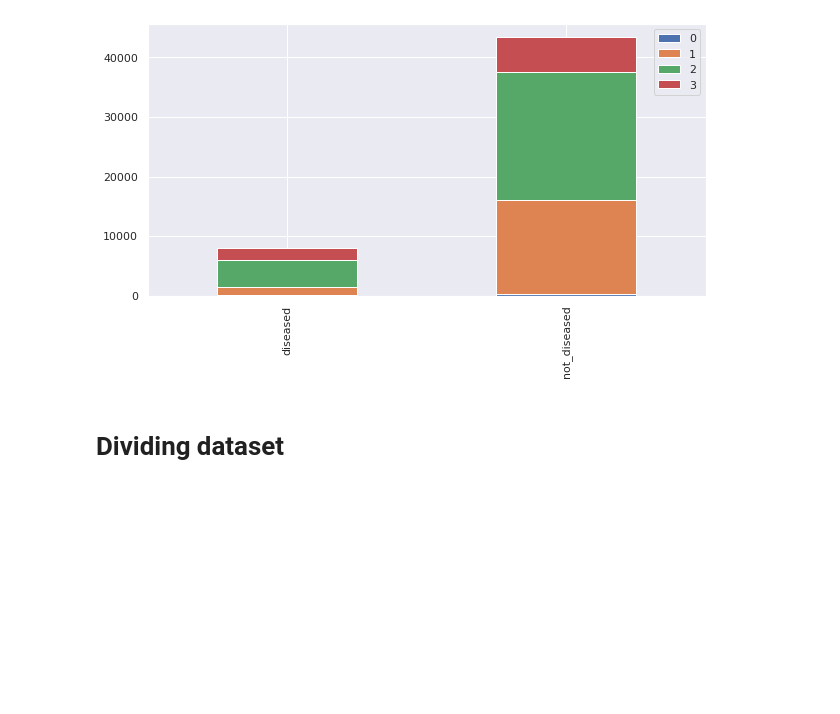
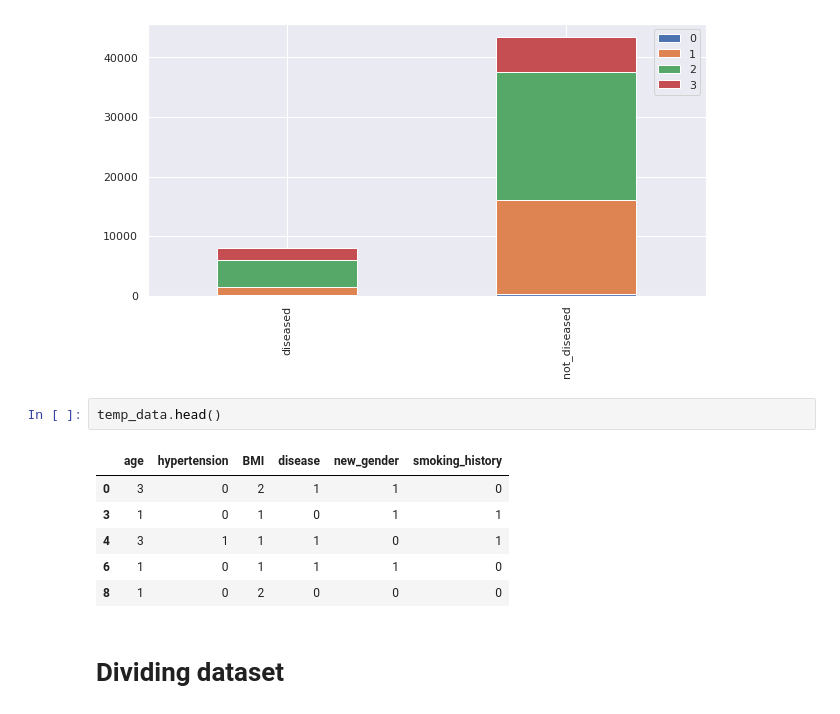
Before and after one commit to HRahman1777/Predicting-The-Chance-of-Major-Diseases-using-Machine-Learning---colab, a Jupyter notebook: Predicting_the_chance_of_diseases_ML.ipynb, the cells around one changed output. Cells and saved outputs as stored; diff of their text form; blank space fills up the shorter version.

```diff
--- a/Predicting_the_chance_of_diseases_ML.ipynb
+++ b/Predicting_the_chance_of_diseases_ML.ipynb
@@ -371,6 +366,15 @@ See the caveats in the documentation: https://pandas.pydata.org/pandas-docs/stab
 bar_chart('BMI')
 # %% [output]
 [figure]
+# %%
+temp_data.head()
+# %% [output]
+|  | age | hypertension | BMI | disease | new_gender | smoking_history |
+| 0 | 3 | 0 | 2 | 1 | 1 | 0 |
+| 3 | 1 | 0 | 1 | 0 | 1 | 1 |
+| 4 | 3 | 1 | 1 | 1 | 0 | 1 |
+| 6 | 1 | 0 | 1 | 1 | 1 | 0 |
+| 8 | 1 | 0 | 2 | 0 | 0 | 0 |
 # %% [markdown]
 # Dividing dataset
 # %%
```
Also changed, not shown: parts of 19 cells of this notebook.
